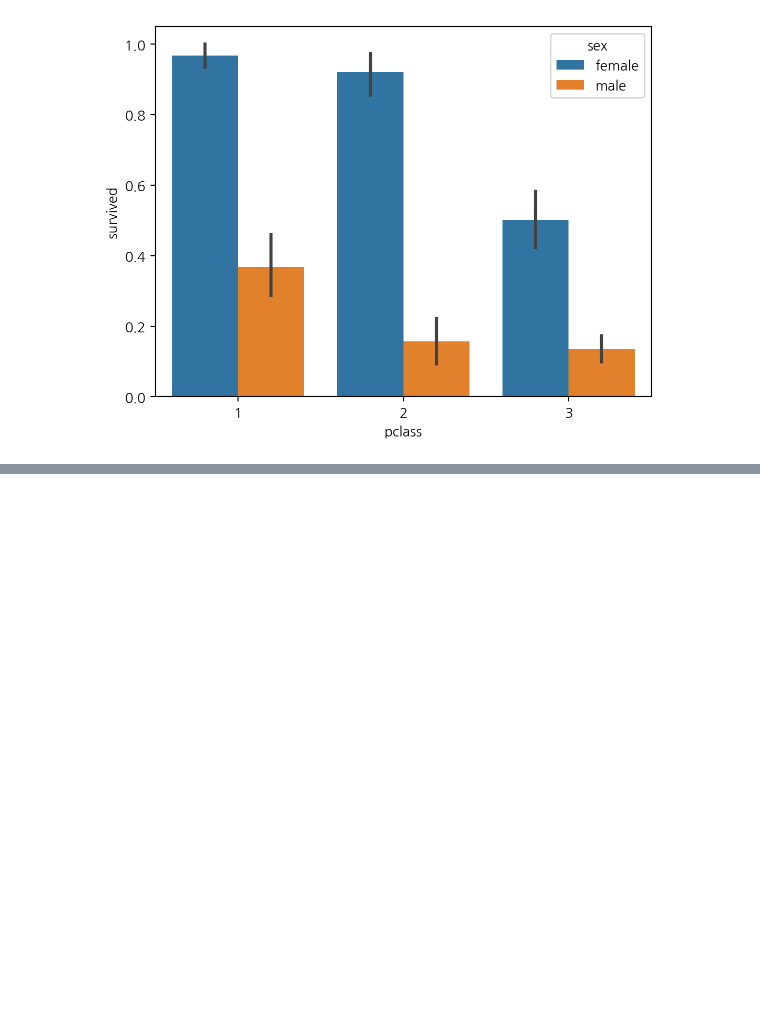
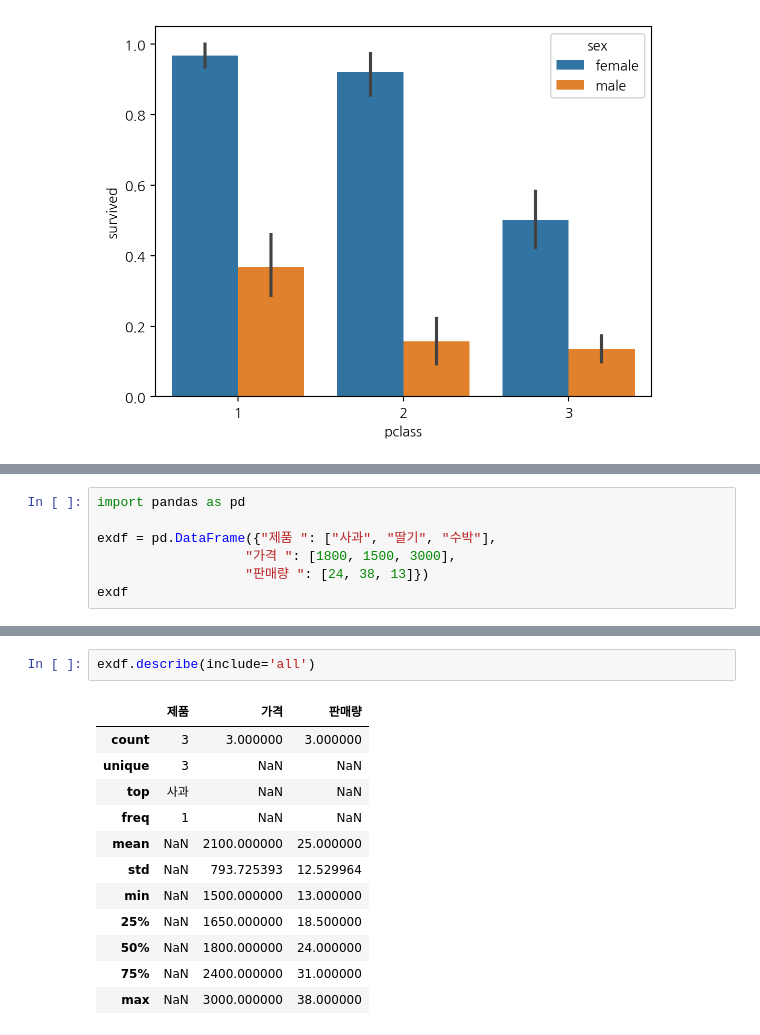
Before and after one commit to jeahhyun/2024-1-my-BDA, a Jupyter notebook: inclass/02w_0318_mon_dataframe_basic.ipynb, the cells around one changed output, grey strips where cells are left out. Saved outputs shown, nothing was run; the diff lists cells and outputs as text; blank space fills up the shorter version.

```diff
--- a/inclass/02w_0318_mon_dataframe_basic.ipynb
+++ b/inclass/02w_0318_mon_dataframe_basic.ipynb
@@ -187,0 +322,7 @@ sns.barplot(x='pclass', y='survived', hue='sex', data=titanic);
+# %%
+import pandas as pd
+
+exdf = pd.DataFrame({"제품 ": ["사과", "딸기", "수박"],
+                   "가격 ": [1800, 1500, 3000],
+                   "판매량 ": [24, 38, 13]})
+exdf
@@ -187,0 +359,15 @@ sns.barplot(x='pclass', y='survived', hue='sex', data=titanic);
+# %%
+exdf.describe(include='all')
+# %% [output]
+|  | 제품 | 가격 | 판매량 |
+| count | 3 | 3.000000 | 3.000000 |
+| unique | 3 | NaN | NaN |
+| top | 사과 | NaN | NaN |
+| freq | 1 | NaN | NaN |
+| mean | NaN | 2100.000000 | 25.000000 |
+| std | NaN | 793.725393 | 12.529964 |
+| min | NaN | 1500.000000 | 13.000000 |
+| 25% | NaN | 1650.000000 | 18.500000 |
+| 50% | NaN | 1800.000000 | 24.000000 |
+| 75% | NaN | 2400.000000 | 31.000000 |
+| max | NaN | 3000.000000 | 38.000000 |
```
Also changed, not shown: parts of 44 cells of this notebook.
